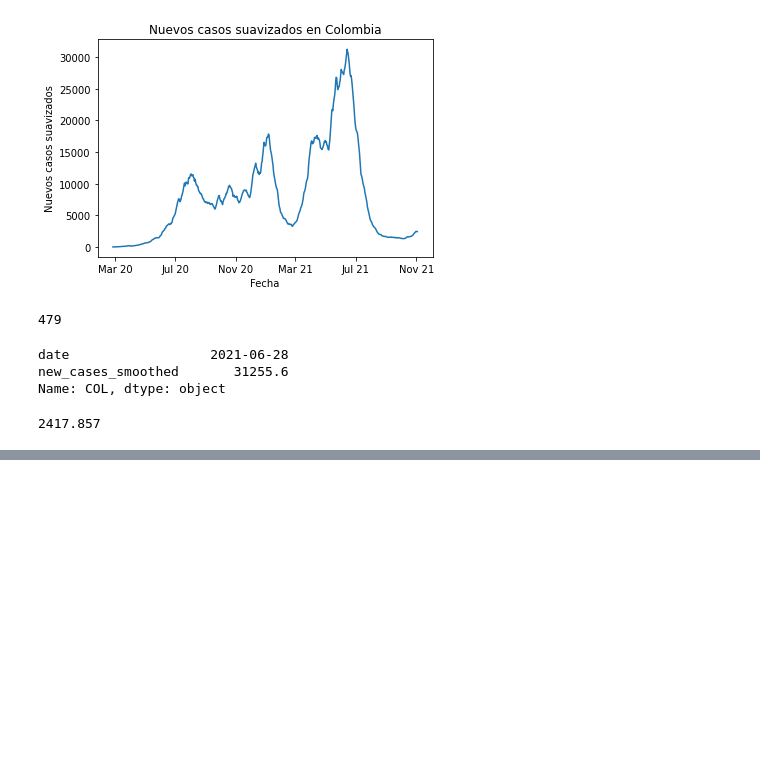
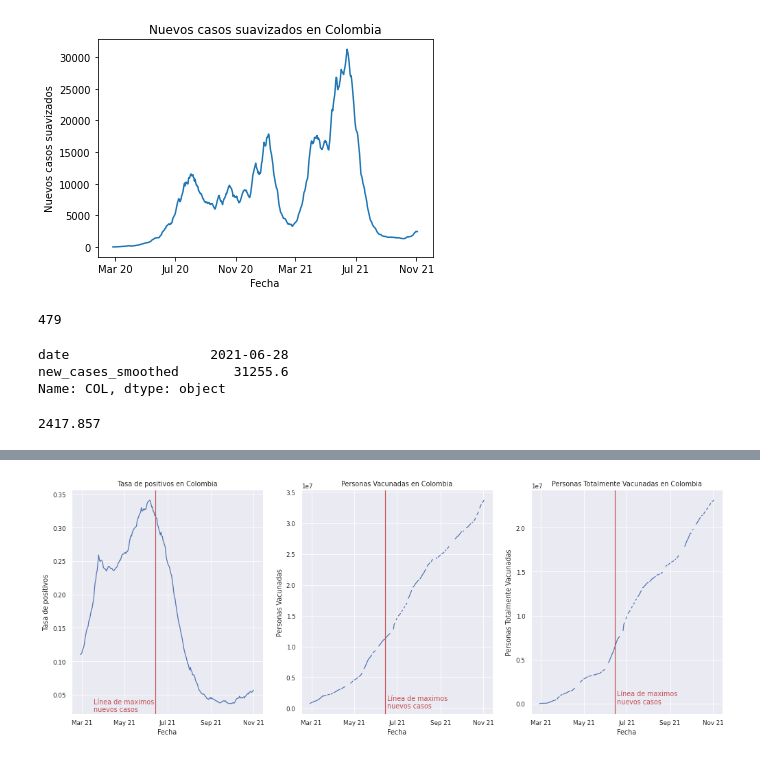
Before and after one commit to davidmorme/Universidad, a Jupyter notebook: Seminario Proyecto de Grado/Base_de_datos_Covid.ipynb, the cells around one changed output, grey strips where cells are left out. Drawn from its saved outputs; the diff is of its cells as text; code cells hidden in the pictures; blank space fills up the shorter version.

```diff
--- a/Seminario Proyecto de Grado/Base_de_datos_Covid.ipynb
+++ b/Seminario Proyecto de Grado/Base_de_datos_Covid.ipynb
@@ -1287,0 +1446,41 @@ BaseDatos[['date','new_cases_smoothed']].loc['COL'].iloc[-1]
+# %%
+sns.set()
+sns.set_context("paper")
+
+fig, ax= plt.subplots(1,3, figsize=(17, 6), sharex=True)
+
+ax[0].plot(BaseDatosCOLF['date'],BaseDatosCOLF['positive_rate'])
+
+ax[0].set_title('Tasa de positivos en Colombia')
+ax[0].set_ylabel('Tasa de positivos')
+ax[0].set_xlabel('Fecha')
+#ax[0].set_xticks(['2021-03-15','2021-05-15','2021-07-15','2021-09-15','2021-11-15'])
+
+ax[1].plot(BaseDatosCOLF['date'],BaseDatosCOLF['people_vaccinated'])
+
+ax[1].set_title('Personas Vacunadas en Colombia')
+ax[1].set_ylabel('Personas Vacunadas')
+ax[1].set_xlabel('Fecha')
+#ax[1].set_xticks(['2021-03-15','2021-05-15','2021-07-15','2021-09-15','2021-11-15'])
+
+ax[2].plot(BaseDatosCOLF['date'],BaseDatosCOLF['people_fully_vaccinated'])
+
+ax[2].set_title('Personas Totalmente Vacunadas en Colombia')
+ax[2].set_ylabel('Personas Totalmente Vacunadas')
+ax[2].set_xlabel('Fecha')
+#ax[1].set_xticks(['2021-03-15','2021-05-15','2021-07-15','2021-09-15','2021-11-15'])
+
+
+plt.xticks(['2021-03-15','2021-05-15','2021-07-15','2021-09-15','2021-11-15'],['Mar 21','May 21','Jul 21','Sep 21','Nov 21'])
+
+FechaMaxNuevosContagios=BaseDatosCOLF['date'][np.argmax(BaseDatosCOLF['new_cases_smoothed'])]
+ax[0].axvline(FechaMaxNuevosContagios, color='r')
+ax[1].axvline(FechaMaxNuevosContagios, color='r')
+ax[2].axvline(FechaMaxNuevosContagios, color='r')
+ax[0].text('2021-04-01', 0.025, 'Línea de maximos\nnuevos casos', color = 'r')
+ax[1].text('2021-07-01', 0.5, 'Línea de maximos\nnuevos casos', color = 'r')
+ax[2].text('2021-07-01', 0.5, 'Línea de maximos\nnuevos casos', color = 'r')
+
+fig.show()
+# %% [output]
+[figure, added]
```
Also changed, not shown: parts of 10 cells of this notebook.
